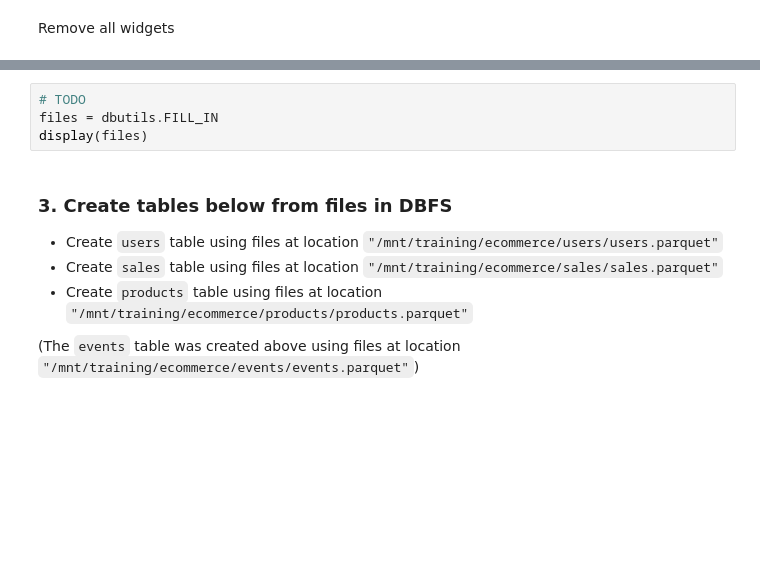
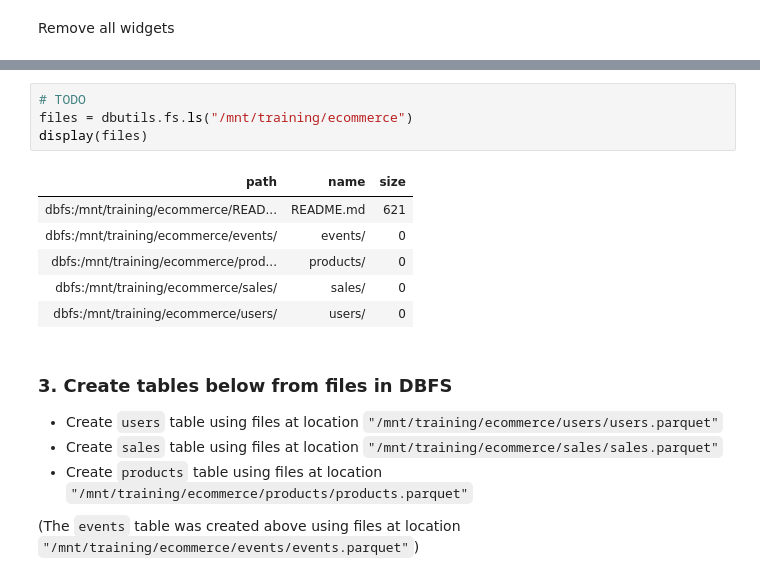
Before and after one commit to alcherniaev/Databricks_data_engineering, a Jupyter notebook: 1.2 Databricks Platform.ipynb, the cells around one changed output, grey strips where cells are left out. Saved outputs shown, nothing was run; the diff lists cells and outputs as text; blank space fills up the shorter version.

```diff
--- a/1.2 Databricks Platform.ipynb
+++ b/1.2 Databricks Platform.ipynb
@@ -204,8 +344,15 @@ Use a magic command to display files located in the DBFS directory: **`/mnt/trai
 <img alt="Hint" title="Hint" style="vertical-align: text-bottom; position: relative; height:1.75em; top:0.3em" src="https://files.training.databricks.com/static/images/icon-light-bulb.svg"/>&nbsp;**Hint:** You should see four items: `events`, `items`, `sales`, `users`
 # %%
 # TODO
-files = dbutils.FILL_IN
+files = dbutils.fs.ls("/mnt/training/ecommerce")
 display(files)
+# %% [output]
+| path | name | size |
+| dbfs:/mnt/training/ecommerce/READ... | README.md | 621 |
+| dbfs:/mnt/training/ecommerce/events/ | events/ | 0 |
+| dbfs:/mnt/training/ecommerce/prod... | products/ | 0 |
+| dbfs:/mnt/training/ecommerce/sales/ | sales/ | 0 |
+| dbfs:/mnt/training/ecommerce/users/ | users/ | 0 |
 # %% [markdown]
 ### 3. Create tables below from files in DBFS
 - Create `users` table using files at location `"/mnt/training/ecommerce/users/users.parquet"`
```
Also changed, not shown: parts of 39 cells of this notebook.
